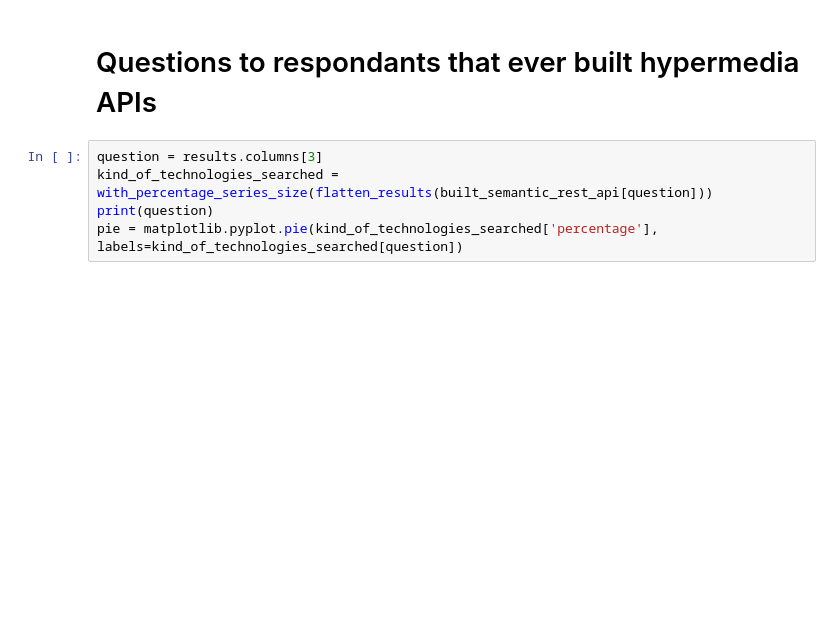
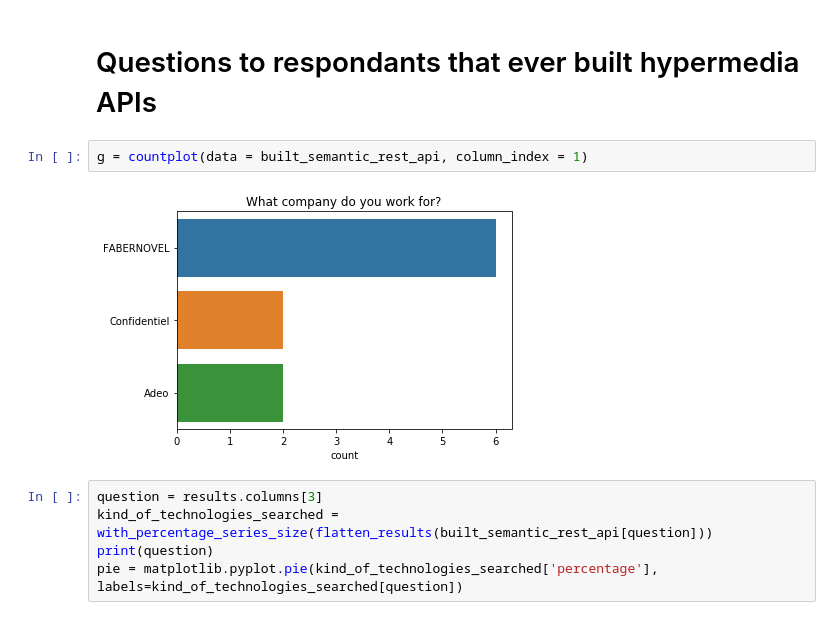
Before and after one commit to AntoineCheron/comparison-matrices-semantic-rest-api-techno, a Jupyter notebook: questionnaire/Analysis.ipynb, the cells around one changed output. Drawn from its saved outputs; the diff is of its cells as text; blank space fills up the shorter version.

```diff
--- a/questionnaire/Analysis.ipynb
+++ b/questionnaire/Analysis.ipynb
@@ -74,6 +63,10 @@ g = countplot(data = results, column_index = 2)
 [figure]
 # %% [markdown]
 # Questions to respondants that ever built hypermedia APIs
+# %%
+g = countplot(data = built_semantic_rest_api, column_index = 1)
+# %% [output]
+[figure, added]
 # %%
 question = results.columns[3]
 kind_of_technologies_searched = with_percentage_series_size(flatten_results(built_semantic_rest_api[question]))
```
Also changed, not shown: parts of 5 cells of this notebook, 1 other file.
